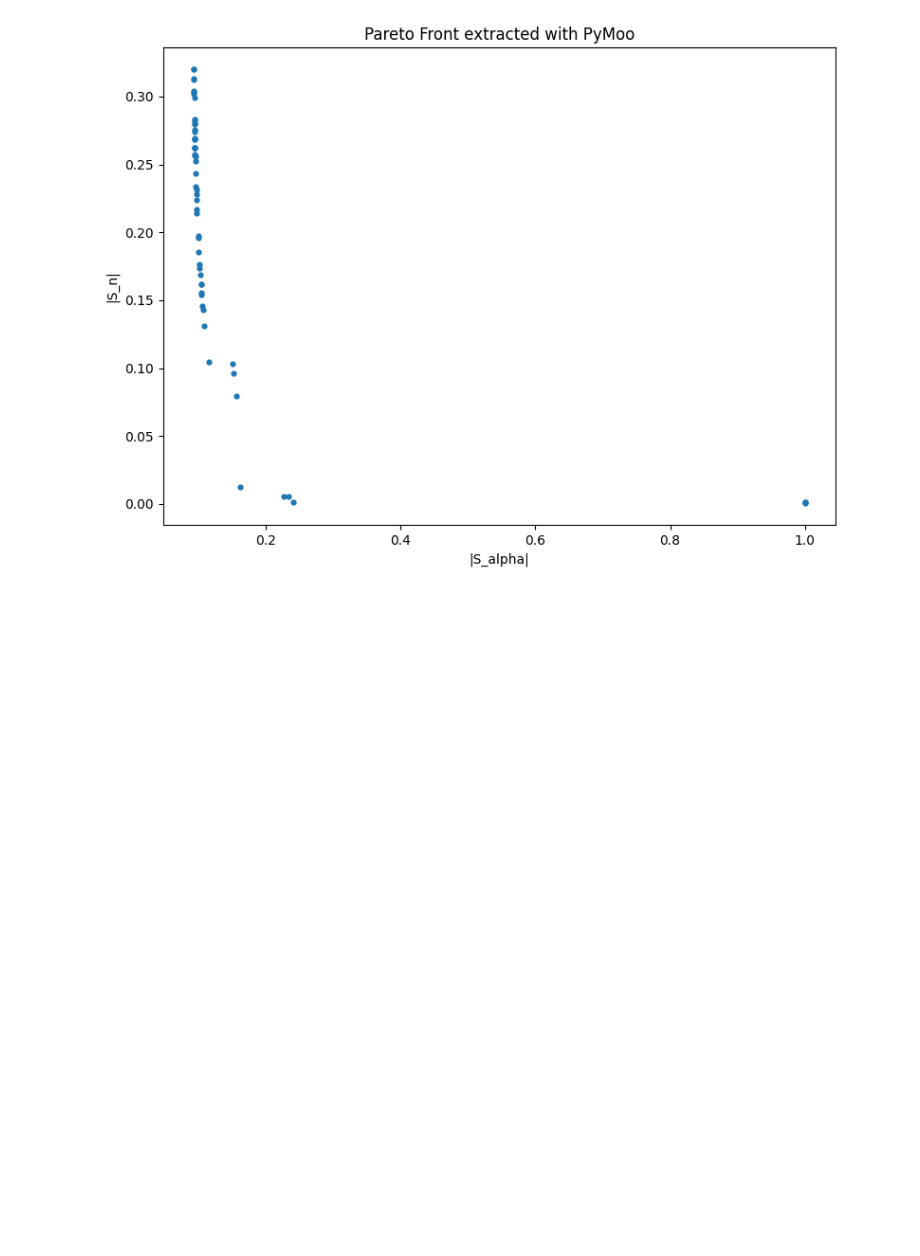
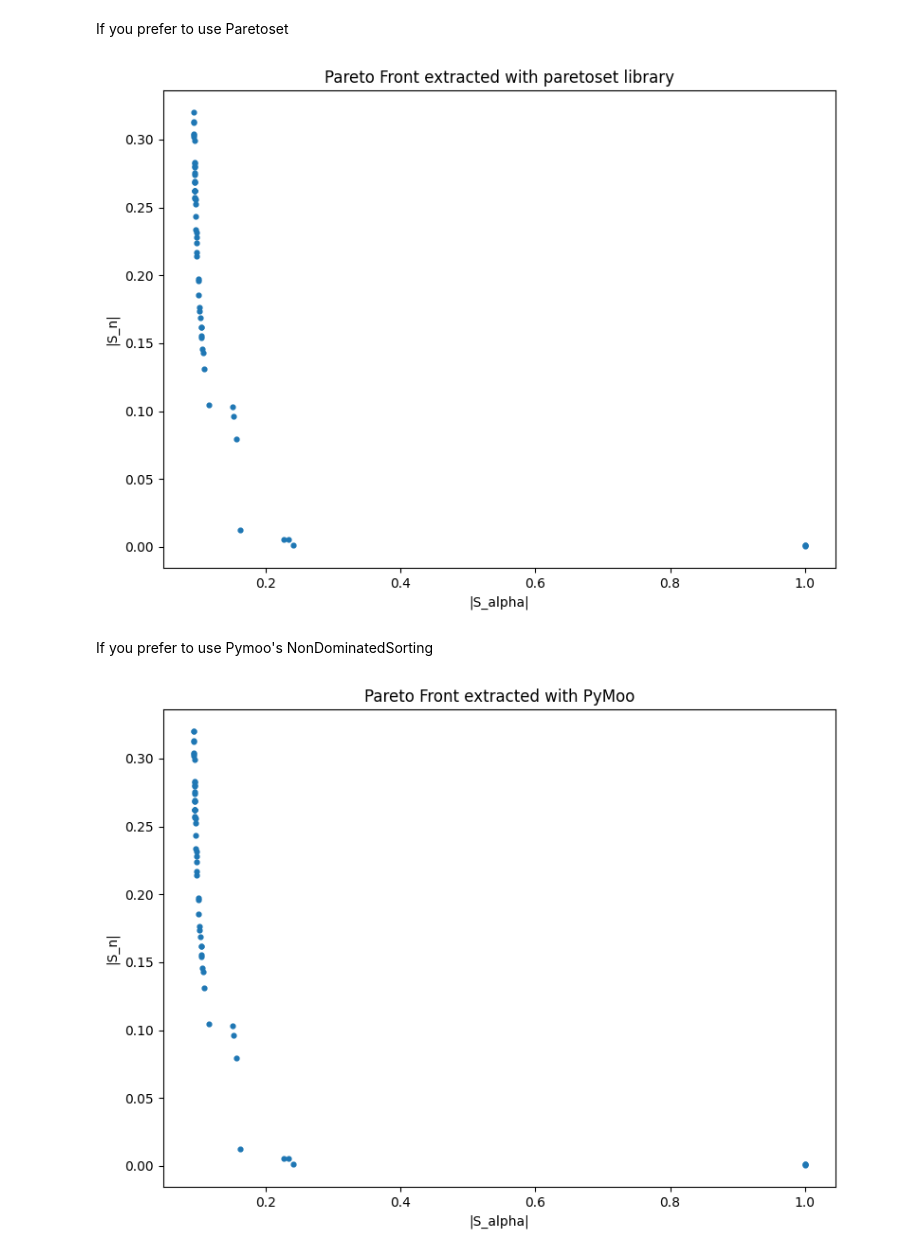
Before and after one commit to DangTranQL/SA, a Jupyter notebook: libmoon_main/Gradient_Descent.ipynb, the cells around one changed output. Cells and saved outputs as stored; diff of their text form; code cells hidden in the pictures; blank space fills up the shorter version.

```diff
--- a/libmoon_main/Gradient_Descent.ipynb
+++ b/libmoon_main/Gradient_Descent.ipynb
@@ -245,28 +275,34 @@ res = solver.solve(x_init=x0)
+# %% [markdown]
+If you prefer to use Paretoset
 # %%
 
-# import paretoset
-# X = res["x"]  # Optimized alpha, n pairs
-# Y = res["y"]  # Sensitivities (S_alpha, S_n)
+import paretoset
+X = res["x"]  # Optimized alpha, n pairs
+Y = res["y"]  # Sensitivities (S_alpha, S_n)
 
 
 
-# import numpy as np
-# from paretoset import paretoset
+import numpy as np
+from paretoset import paretoset
 
-# # 'paretoset' expects a matrix of costs. Since we want to minimize both objectives, we can use Y directly.
-# # The second argument ['min', 'min'] specifies we are minimizing both columns.
-# mask = paretoset(Y, sense=['min', 'min'])
+# 'paretoset' expects a matrix of costs. Since we want to minimize both objectives, we can use Y directly.
+# The second argument ['min', 'min'] specifies we are minimizing both columns.
+mask = paretoset(Y, sense=['min', 'min'])
 
-# Y_pf_paretoset = Y[mask]
+Y_pf_paretoset = Y[mask]
 
-# # Plot
-# plt.figure(figsize=(8,6))
-# plt.scatter(Y_pf_paretoset[:, 0], Y_pf_paretoset[:, 1], s=12)
-# plt.xlabel("|S_alpha|")
-# plt.ylabel("|S_n|")
-# plt.title("Pareto Front extracted with paretoset library")
-# plt.tight_layout()
-# plt.show()
+# Plot
+plt.figure(figsize=(8,6))
+plt.scatter(Y_pf_paretoset[:, 0], Y_pf_paretoset[:, 1], s=12)
+plt.xlabel("|S_alpha|")
+plt.ylabel("|S_n|")
+plt.title("Pareto Front extracted with paretoset library")
+plt.tight_layout()
+plt.show()
+# %% [output]
+[figure, added]
+# %% [markdown]
+If you prefer to use Pymoo's NonDominatedSorting
 # %%
 
 
```
Also changed, not shown: parts of 8 cells of this notebook.
